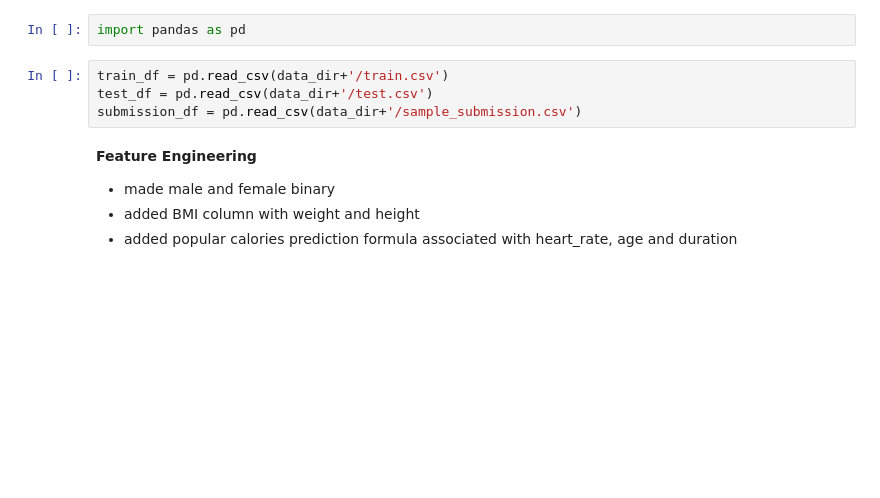
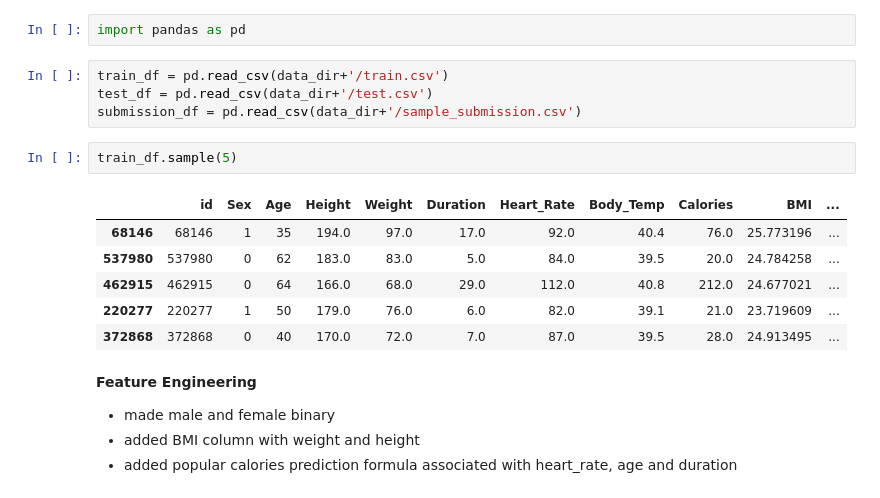
Before and after one commit to 9mithun9/Calorie-Prediction-Model, a Jupyter notebook: Calorie_Prediction_Model_ensemble_(V2).ipynb, the cells around one changed output. Cells and saved outputs as stored; diff of their text form; blank space fills up the shorter version.

```diff
--- a/Calorie_Prediction_Model_ensemble_(V2).ipynb
+++ b/Calorie_Prediction_Model_ensemble_(V2).ipynb
@@ -45,6 +46,15 @@ import pandas as pd
 train_df = pd.read_csv(data_dir+'/train.csv')
 test_df = pd.read_csv(data_dir+'/test.csv')
 submission_df = pd.read_csv(data_dir+'/sample_submission.csv')
+# %%
+train_df.sample(5)
+# %% [output]
+|  | id | Sex | Age | Height | Weight | Duration | Heart_Rate | Body_Temp | Calories | BMI | ... |
+| 68146 | 68146 | 1 | 35 | 194.0 | 97.0 | 17.0 | 92.0 | 40.4 | 76.0 | 25.773196 | ... |
+| 537980 | 537980 | 0 | 62 | 183.0 | 83.0 | 5.0 | 84.0 | 39.5 | 20.0 | 24.784258 | ... |
+| 462915 | 462915 | 0 | 64 | 166.0 | 68.0 | 29.0 | 112.0 | 40.8 | 212.0 | 24.677021 | ... |
+| 220277 | 220277 | 1 | 50 | 179.0 | 76.0 | 6.0 | 82.0 | 39.1 | 21.0 | 23.719609 | ... |
+| 372868 | 372868 | 0 | 40 | 170.0 | 72.0 | 7.0 | 87.0 | 39.5 | 28.0 | 24.913495 | ... |
 # %% [markdown]
 **Feature Engineering**
 
```
Also changed, not shown: parts of 7 cells of this notebook.
